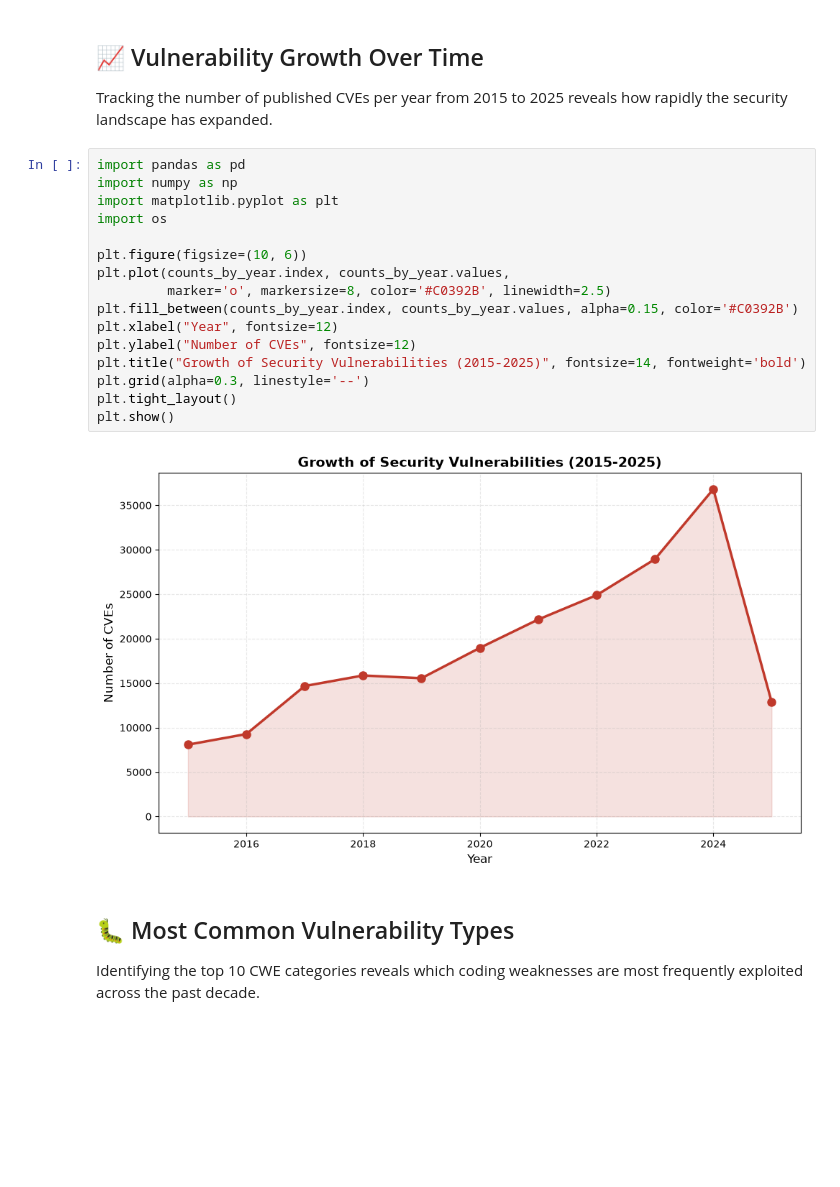
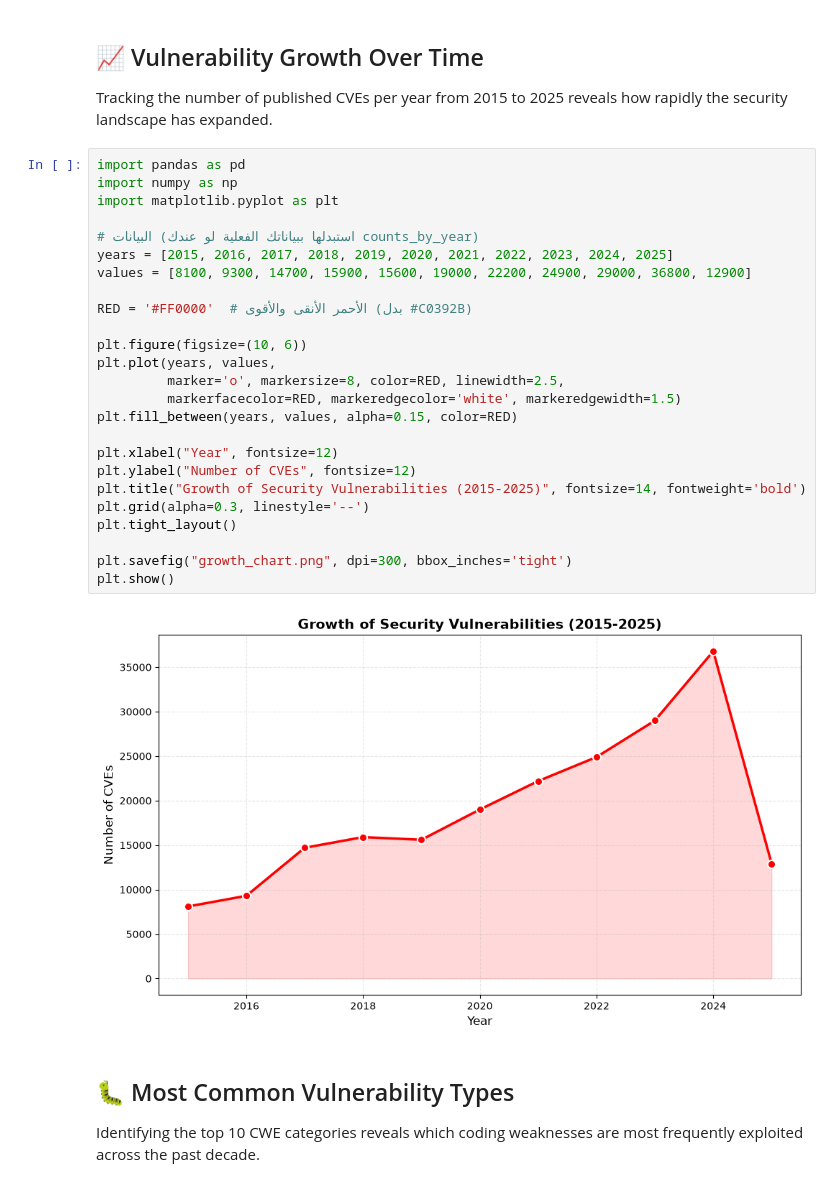
Before and after one commit to zyanshwarb-hue/binx-ai-ml-internship-, a Jupyter notebook: week1/cve-project/cve_project.ipynb, the cells around one changed output. Drawn from its saved outputs; the diff is of its cells as text; blank space fills up the shorter version.

```diff
--- a/week1/cve-project/cve_project.ipynb
+++ b/week1/cve-project/cve_project.ipynb
@@ -140,21 +140,30 @@ rapidly the security landscape has expanded.
 # %%
 import pandas as pd
 import numpy as np
 import matplotlib.pyplot as plt
-import os
+
+# البيانات (استبدلها ببياناتك الفعلية لو عندك counts_by_year)
+years = [2015, 2016, 2017, 2018, 2019, 2020, 2021, 2022, 2023, 2024, 2025]
+values = [8100, 9300, 14700, 15900, 15600, 19000, 22200, 24900, 29000, 36800, 12900]
+
+RED = '#FF0000'  # الأحمر الأنقى والأقوى (بدل #C0392B)
 
 plt.figure(figsize=(10, 6))
-plt.plot(counts_by_year.index, counts_by_year.values,
-         marker='o', markersize=8, color='#C0392B', linewidth=2.5)
-plt.fill_between(counts_by_year.index, counts_by_year.values, alpha=0.15, color='#C0392B')
+plt.plot(years, values,
+         marker='o', markersize=8, color=RED, linewidth=2.5,
+         markerfacecolor=RED, markeredgecolor='white', markeredgewidth=1.5)
+plt.fill_between(years, values, alpha=0.15, color=RED)
+
 plt.xlabel("Year", fontsize=12)
 plt.ylabel("Number of CVEs", fontsize=12)
 plt.title("Growth of Security Vulnerabilities (2015-2025)", fontsize=14, fontweight='bold')
 plt.grid(alpha=0.3, linestyle='--')
 plt.tight_layout()
+
+plt.savefig("growth_chart.png", dpi=300, bbox_inches='tight')
 plt.show()
 # %% [output]
-[figure, old version]
+[figure, new version]
 # %% [markdown]
 ## 🐛 Most Common Vulnerability Types
 Identifying the top 10 CWE categories reveals which coding weaknesses are
```
